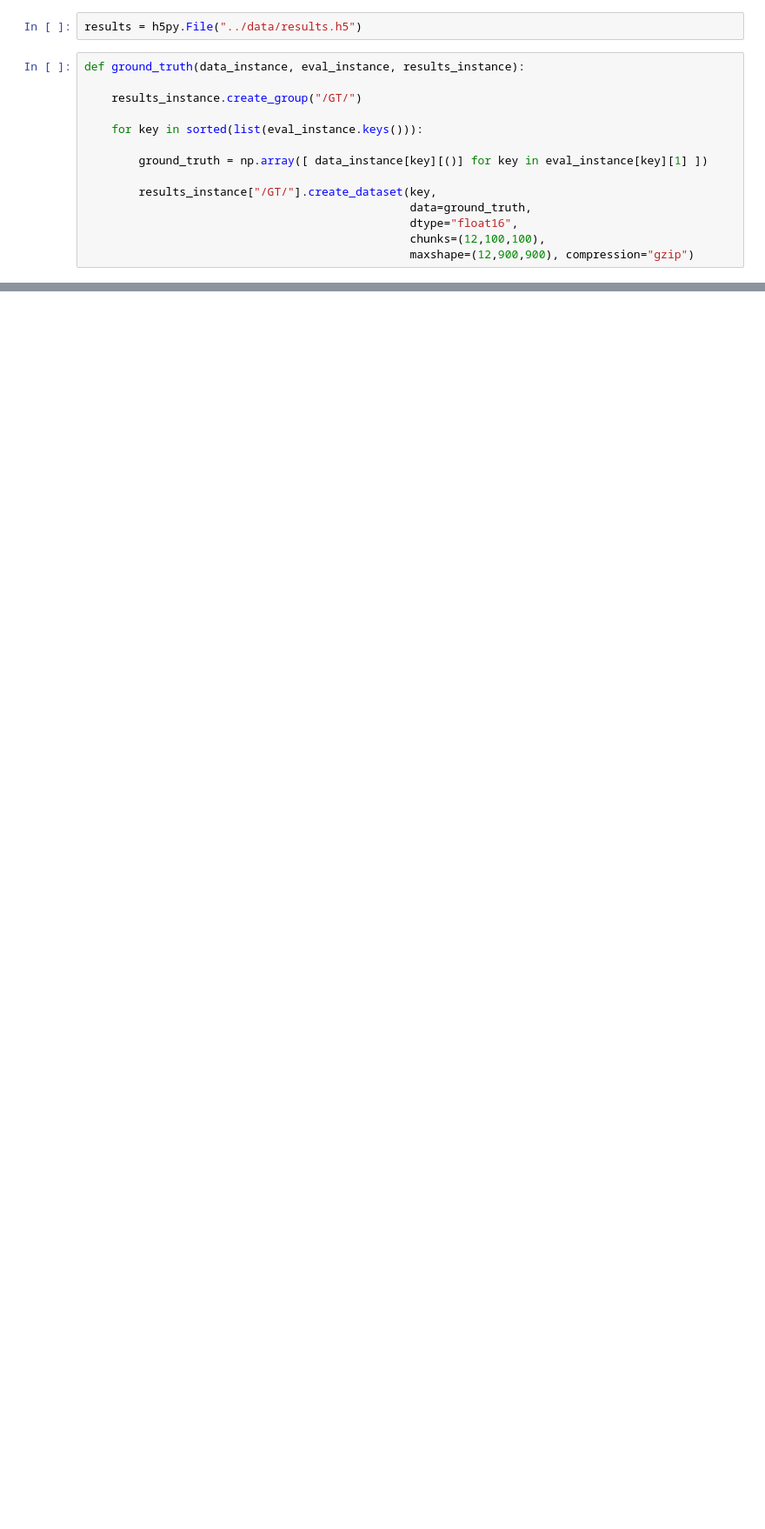
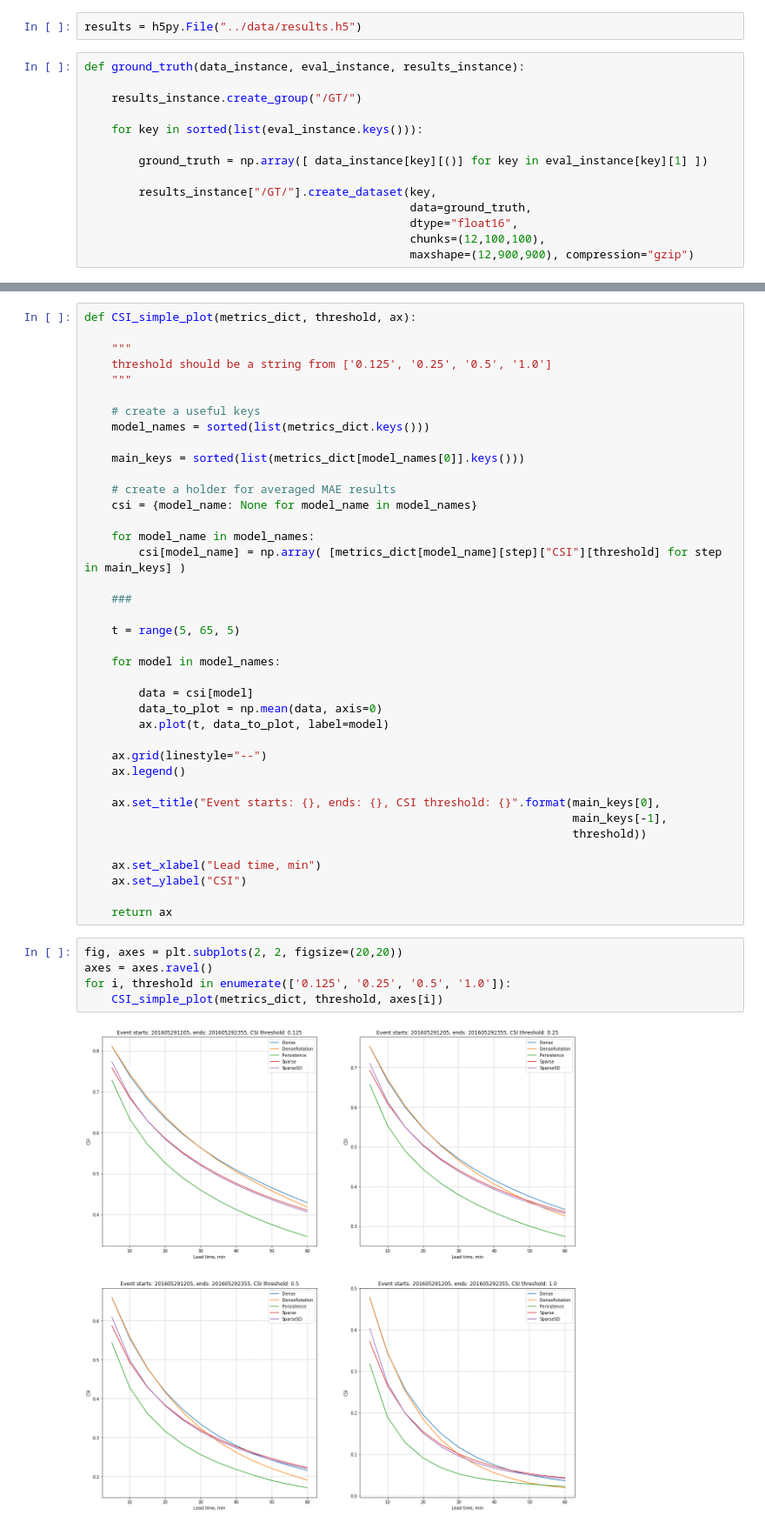
Before and after one commit to hydrogo/rainymotion, a Jupyter notebook: notebooks/nowcasting.ipynb, the cells around one changed output, grey strips where cells are left out. Shown at 87% size. Saved outputs shown, nothing was run; the diff lists cells and outputs as text; blank space fills up the shorter version.

```diff
--- a/notebooks/nowcasting.ipynb
+++ b/notebooks/nowcasting.ipynb
@@ -102,0 +209,46 @@ def optical_flow(data_instance, eval_instance, results_instance, model_name):
+# %%
+def CSI_simple_plot(metrics_dict, threshold, ax):
+
+    """
+    threshold should be a string from ['0.125', '0.25', '0.5', '1.0']
+    """
+
+    # create a useful keys
+    model_names = sorted(list(metrics_dict.keys()))
+
+    main_keys = sorted(list(metrics_dict[model_names[0]].keys()))
+
+    # create a holder for averaged MAE results
+    csi = {model_name: None for model_name in model_names}
+
+    for model_name in model_names:
+        csi[model_name] = np.array( [metrics_dict[model_name][step]["CSI"][threshold] for step in main_keys] )
+
+    ###
+
+    t = range(5, 65, 5)
+
+    for model in model_names:
+
+        data = csi[model]
+        data_to_plot = np.mean(data, axis=0)
+        ax.plot(t, data_to_plot, label=model)
+
+    ax.grid(linestyle="--")
+    ax.legend()
+
+    ax.set_title("Event starts: {}, ends: {}, CSI threshold: {}".format(main_keys[0],
+                                                                        main_keys[-1],
+                                                                        threshold))
+
+    ax.set_xlabel("Lead time, min")
+    ax.set_ylabel("CSI")
+
+    return ax
+# %%
+fig, axes = plt.subplots(2, 2, figsize=(20,20))
+axes = axes.ravel()
+for i, threshold in enumerate(['0.125', '0.25', '0.5', '1.0']):
+    CSI_simple_plot(metrics_dict, threshold, axes[i])
+# %% [output]
+[figure, added]
```
Also changed, not shown: parts of 17 cells of this notebook, 2 other files.
